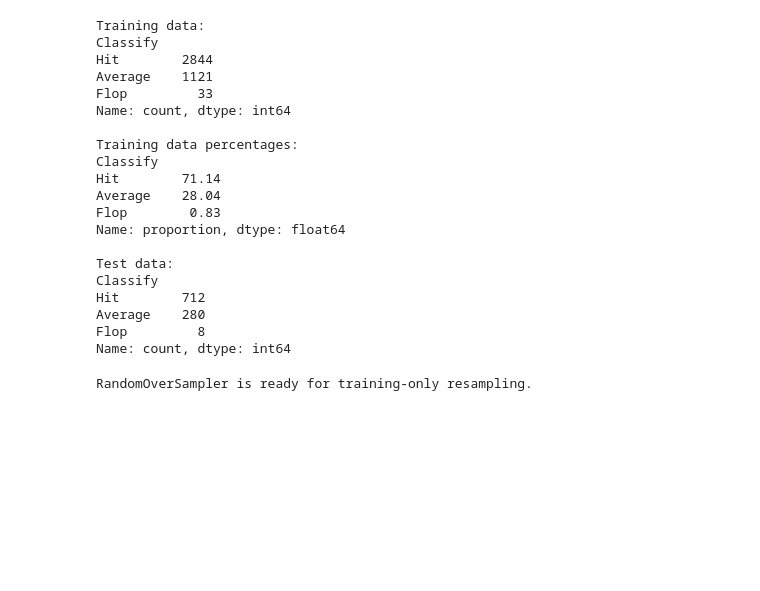
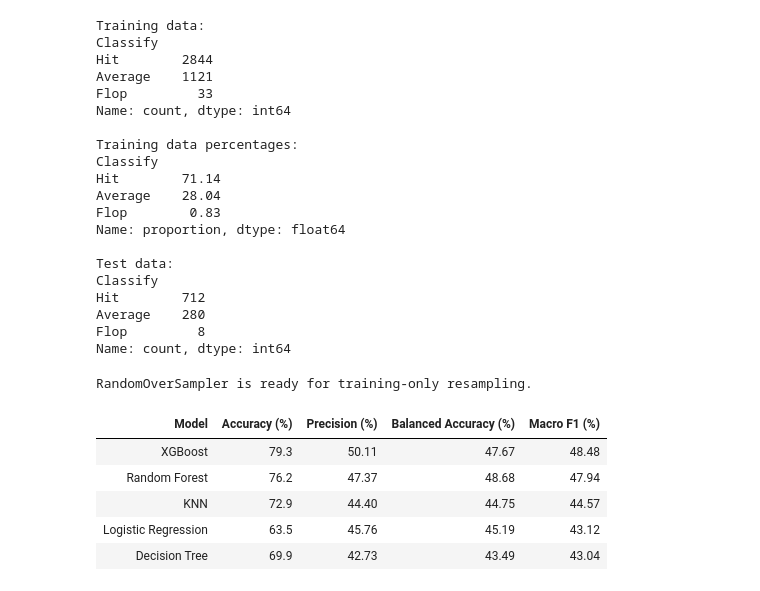
Before and after one commit to dhanushkrishnanau-blip/Movie_Success_Prediction, a Jupyter notebook: ASSETS/BIA_CAPSTONE.ipynb, the cells around one changed output. Saved outputs shown, nothing was run; the diff lists cells and outputs as text; code cells hidden in the pictures; blank space fills up the shorter version.

Commit message:
Add final model comparison table to notebook
Co-authored-by: Copilot <223556219+Copilot@users.noreply.github.com>

```diff
--- a/ASSETS/BIA_CAPSTONE.ipynb
+++ b/ASSETS/BIA_CAPSTONE.ipynb
@@ -790,5 +792,27 @@ print("RandomOverSampler is ready for training-only resampling.")
 # %% [output]
 RandomOverSampler is ready for training-only resampling.
 # %%
-print("Holdout comparison (same stratified test set):")
-display(results_df)
+import pandas as pd
+
+# Saved holdout results from the model comparison above.
+comparison_table = pd.DataFrame([
+    ('XGBoost', 79.3, 50.11, 47.67, 48.48),
+    ('Random Forest', 76.2, 47.37, 48.68, 47.94),
+    ('KNN', 72.9, 44.4, 44.75, 44.57),
+    ('Logistic Regression', 63.5, 45.76, 45.19, 43.12),
+    ('Decision Tree', 69.9, 42.73, 43.49, 43.04),
+], columns=[
+    'Model',
+    'Accuracy (%)',
+    'Precision (%)',
+    'Balanced Accuracy (%)',
+    'Macro F1 (%)',
+])
+display(comparison_table)
+# %% [output]
+| Model | Accuracy (%) | Precision (%) | Balanced Accuracy (%) | Macro F1 (%) |
+| XGBoost | 79.3 | 50.11 | 47.67 | 48.48 |
+| Random Forest | 76.2 | 47.37 | 48.68 | 47.94 |
+| KNN | 72.9 | 44.40 | 44.75 | 44.57 |
+| Logistic Regression | 63.5 | 45.76 | 45.19 | 43.12 |
+| Decision Tree | 69.9 | 42.73 | 43.49 | 43.04 |
```
Also changed, not shown: parts of 1 cell of this notebook.
